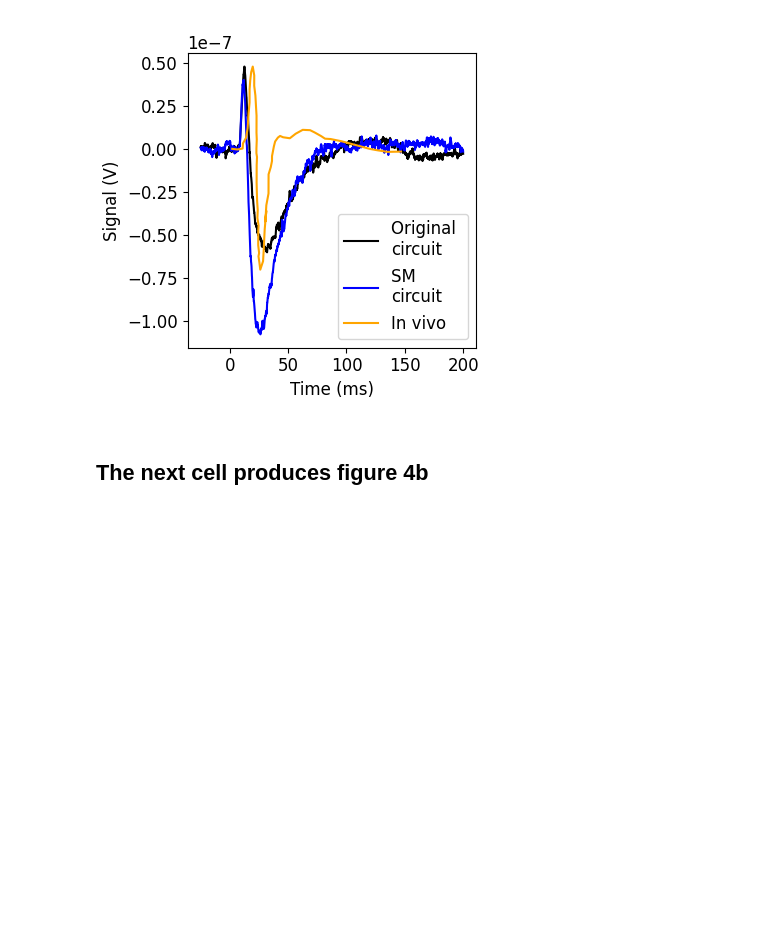
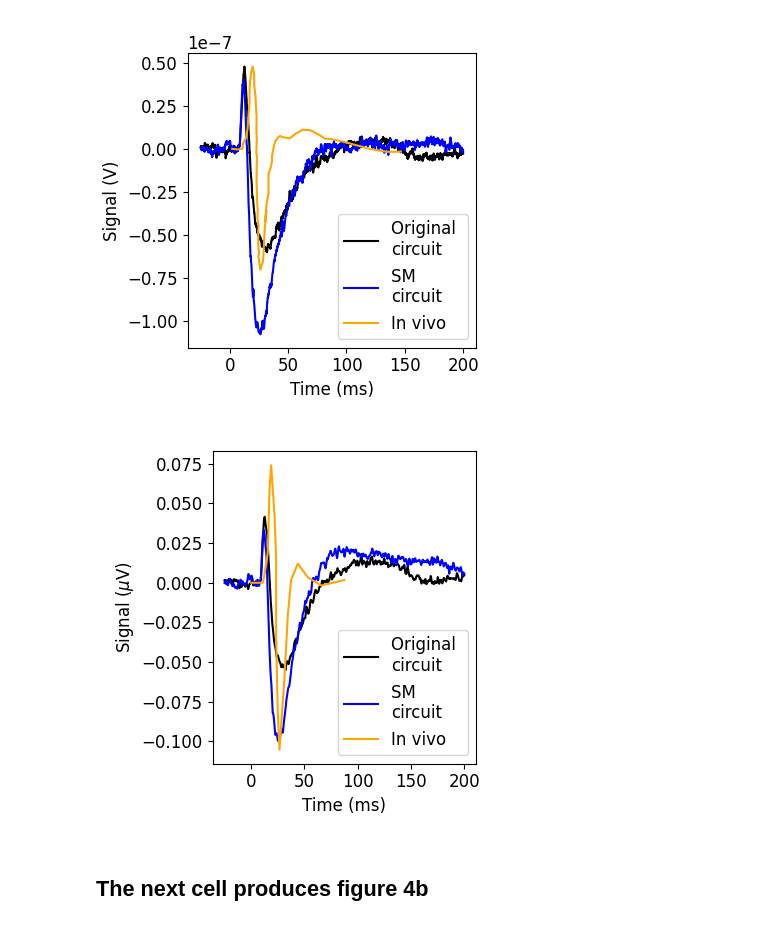
Before and after one commit to joseph-tharayil/whiskerFlick, a Jupyter notebook: MakeFigures.ipynb, the cells around one changed output. Saved outputs shown, nothing was run; the diff lists cells and outputs as text; code cells hidden in the pictures; blank space fills up the shorter version.

```diff
--- a/MakeFigures.ipynb
+++ b/MakeFigures.ipynb
@@ -272,8 +272,12 @@ inVivo13 = np.genfromtxt('invivoData/EEG_inVivo_P13.csv',delimiter=',')
 inVivo21 = np.genfromtxt('invivoData/EEG_inVivo_P21.csv',delimiter=',')
 # %%
 inVivo10 = np.genfromtxt('invivoData/EEG_InVivo_P10.csv',delimiter=',')
+# %%
+inVivoScaled = np.genfromtxt('invivoData/invivoDataScaled.csv',delimiter=',')
 # %%
 inVivoY = inVivo[:,1]/np.max((inVivo[:,1]))*np.max((np.sum(mean_layer_original[0],axis=0)))
+# %%
+inVivoScaled[:,1] -= inVivoScaled[0,1]
 # %% [markdown]
 ### The following cells calculate the contribution to the SEP from the different presynaptic populations
 # %%
@@ -1244,6 +1330,28 @@ plt.tight_layout()
 plt.savefig('../../figures/ThreeEEG_3.png',dpi=600)
 # %% [output]
 [figure]
+# %%
+plt.figure(figsize=(4,4))
+
+plt.plot(time,np.sum(mean_layer_original[0]+mean_layer_original[1],axis=0)*1e6,'k',label="Original \ncircuit")
+plt.plot(time,np.sum(mean_layer_rewired[0]+mean_layer_rewired[1],axis=0)*1e6,'b',label="SM \ncircuit")
+
+plt.plot(inVivoScaled[:,0],inVivoScaled[:,1]/5000,'orange',label='In vivo')
+
+plt.xlabel('Time (ms)')
+plt.ylabel('Signal ($\mu$V)')
+
+handles, labels = plt.gca().get_legend_handles_labels()
+
+
+order = [0,1,2]
+
+plt.legend([handles[idx] for idx in order],[labels[idx] for idx in order])
+
+plt.tight_layout()
+plt.savefig('figures/RawEEG.png',dpi=600)
+# %% [output]
+[figure, added]
 # %% [markdown]
 ## The next cell produces figure 4b
 # %%
```
Also changed, not shown: parts of 12 cells of this notebook.
